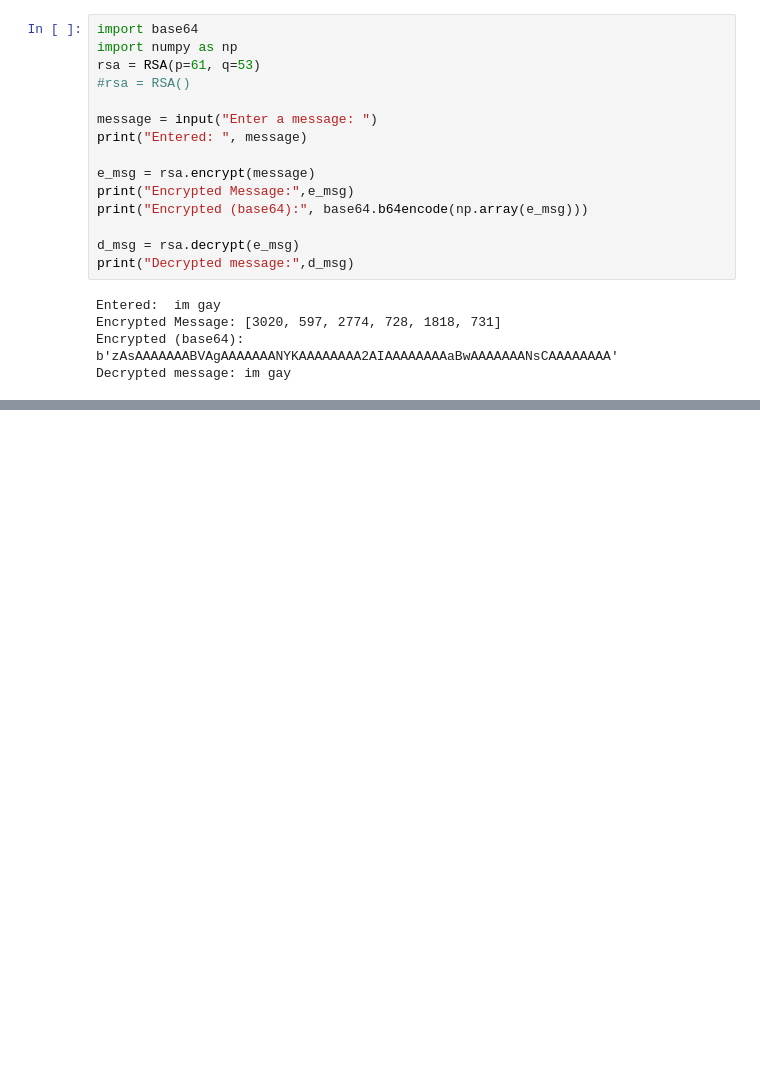
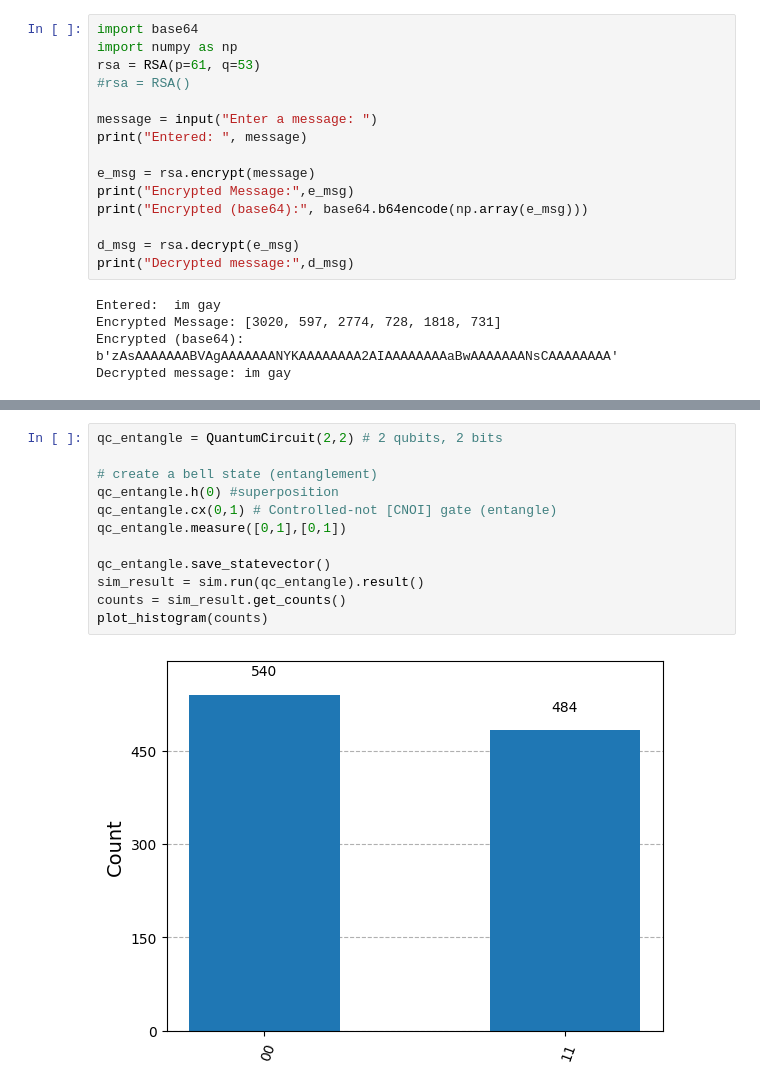
Before and after one commit to dcChilshock/AP-ComputerScience, a Jupyter notebook: Notebooks/concepts.ipynb, the cells around one changed output, grey strips where cells are left out. Drawn from its saved outputs; the diff is of its cells as text; blank space fills up the shorter version.

```diff
--- a/Notebooks/concepts.ipynb
+++ b/Notebooks/concepts.ipynb
@@ -336,0 +376,14 @@ Decrypted message: im gay
+# %%
+qc_entangle = QuantumCircuit(2,2) # 2 qubits, 2 bits
+
+# create a bell state (entanglement)
+qc_entangle.h(0) #superposition
+qc_entangle.cx(0,1) # Controlled-not [CNOI] gate (entangle)
+qc_entangle.measure([0,1],[0,1])
+
+qc_entangle.save_statevector()
+sim_result = sim.run(qc_entangle).result()
+counts = sim_result.get_counts()
+plot_histogram(counts)
+# %% [output]
+[figure, added]
```
Also changed, not shown: parts of 5 cells of this notebook.
